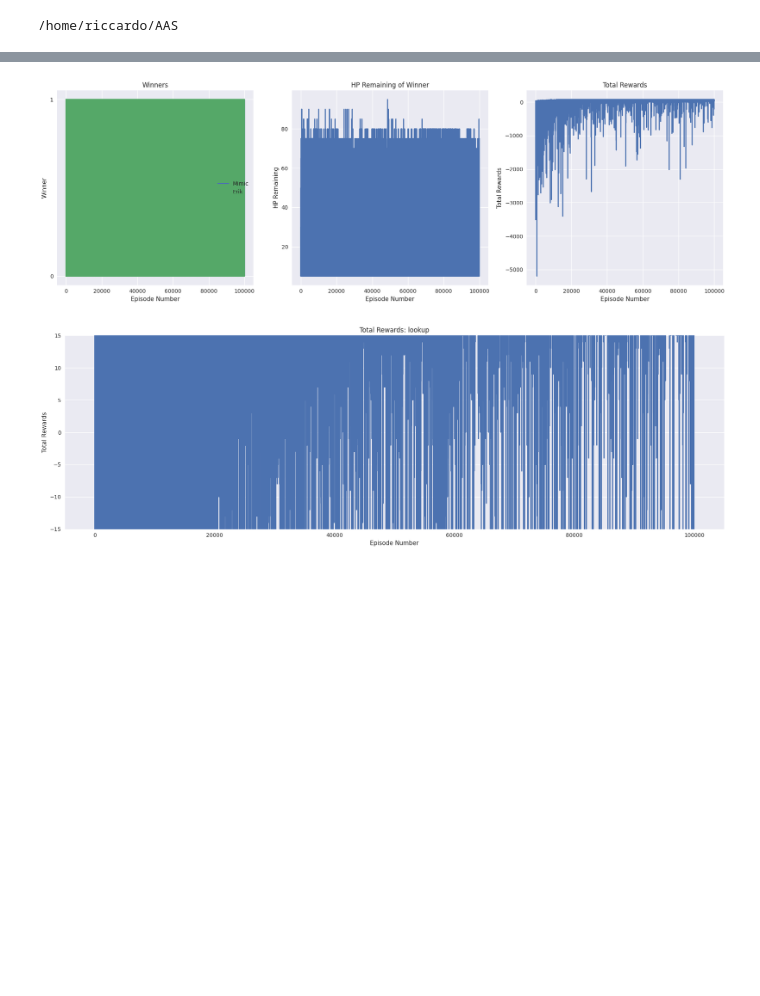
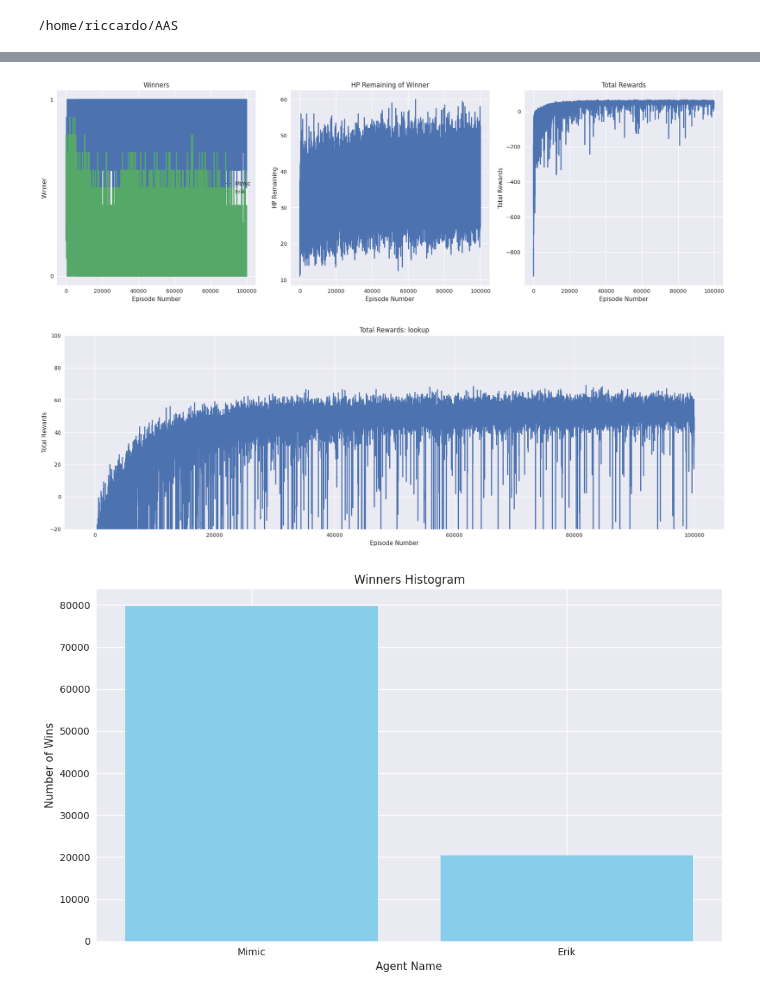
Before and after one commit to RiccardoEvangelisti/AAS, a Jupyter notebook: statistics/statistics.ipynb, the cells around one changed output, grey strips where cells are left out. Drawn from its saved outputs; the diff is of its cells as text; code cells hidden in the pictures; blank space fills up the shorter version.

```diff
--- a/statistics/statistics.ipynb
+++ b/statistics/statistics.ipynb
@@ -63,6 +63,15 @@ for episode_index, (episode_num, stats) in enumerate(loaded_stats.items()):
         for actionName in actions:
             actions_number[agentName][actionName][episode_index] = episode_actions[agentName][actionName]
 # %%
+import numpy as np
+import matplotlib.pyplot as plt
+
+
+# Funzione per il smoothing con moving average
+def smooth(data, window_size=10):
+    return np.convolve(data, np.ones(window_size) / window_size, mode="same")
+
+
 num_episodes = len(episode_numbers)
 
 # Grafico per le azioni
@@ -72,11 +81,12 @@ num_actions = len(action_names)
 # Configurazione della figura e dei subplot
 fig, axs = plt.subplots(nrows=(num_actions + 2) // 3, ncols=3, figsize=(15, (num_actions + 2) // 3 * 4))
 
-# Grafici per le azioni
+# Grafici per le azioni con smoothing
 for index, action_name in enumerate(action_names):
     ax = axs[index // 3, index % 3]
     for agent_name, action_counts in actions_number.items():
-        ax.plot(episode_numbers, action_counts[action_name], label=agent_name)
+        smoothed_counts = smooth(action_counts[action_name])
+        ax.plot(episode_numbers, smoothed_counts, label=agent_name)
     ax.set_title(f"{action_name}")
     ax.set_xlabel("Episode Number")
     ax.set_ylabel("Count")
@@ -91,12 +101,13 @@ for index in range(num_actions, len(axs.flatten())):
 plt.tight_layout()
 plt.show()
 
-# Prepare the subplots
+# Prepara i subplot per Winners, HP Remaining e Total Rewards
 fig, axs = plt.subplots(1, 3, figsize=(18, 6))
 
-# Plot for winners
+# Plot per winners con smoothing
 for agent_name in set(winners):
-    axs[0].plot(episode_numbers, [w == agent_name for w in winners], label=agent_name)
+    smoothed_winners = smooth([w == agent_name for w in winners])
+    axs[0].plot(episode_numbers, smoothed_winners, label=agent_name)
 axs[0].set_title("Winners")
 axs[0].set_xlabel("Episode Number")
 axs[0].set_ylabel("Winner")
@@ -104,16 +115,18 @@ axs[0].legend()
 axs[0].xaxis.get_major_locator().set_params(integer=True)
 axs[0].yaxis.get_major_locator().set_params(integer=True)
 
-# Plot for HP remaining winner
-axs[1].plot(episode_numbers, hp_remaining_winner, label="HP Remaining")
+# Plot per HP remaining del vincitore con smoothing
+smoothed_hp_remaining = smooth(hp_remaining_winner)
+axs[1].plot(episode_numbers, smoothed_hp_remaining, label="HP Remaining")
 axs[1].set_title("HP Remaining of Winner")
 axs[1].set_xlabel("Episode Number")
 axs[1].set_ylabel("HP Remaining")
 axs[1].xaxis.get_major_locator().set_params(integer=True)
 axs[1].yaxis.get_major_locator().set_params(integer=True)
 
-# Plot for total rewards
-axs[2].plot(episode_numbers, total_rewards, label="Total Rewards")
+# Plot per total rewards con smoothing
+smoothed_rewards = smooth(total_rewards)
+axs[2].plot(episode_numbers, smoothed_rewards, label="Total Rewards")
 axs[2].set_title("Total Rewards")
 axs[2].set_xlabel("Episode Number")
 axs[2].set_ylabel("Total Rewards")
@@ -123,9 +136,10 @@ axs[2].yaxis.get_major_locator().set_params(integer=True)
 plt.tight_layout()
 plt.show()
 
-# Plot for total rewards
+# Plot per total rewards: lookup con smoothing
 fig, axs = plt.subplots(figsize=(18, 6))
-axs.plot(episode_numbers, total_rewards, label="Total Rewards: lookup")
+smoothed_total_rewards = smooth(total_rewards)
+axs.plot(episode_numbers, smoothed_total_rewards, label="Total Rewards: lookup")
 axs.set_title("Total Rewards: lookup")
 axs.set_xlabel("Episode Number")
 axs.set_ylabel("Total Rewards")
@@ -135,4 +149,24 @@ axs.set_ylim(bottom=-20)
 # Adjust layout
 plt.tight_layout()
 plt.show()
+
+# Istogramma per i Winners
+fig, ax = plt.subplots(figsize=(10, 6))
+
+# Conta le vittorie per ogni agente
+winner_counts = {agent_name: winners.count(agent_name) for agent_name in set(winners)}
+agent_names = list(winner_counts.keys())
+win_counts = list(winner_counts.values())
+
+# Crea l'istogramma
+ax.bar(agent_names, win_counts, color="skyblue")
+
+# Aggiungi titolo e etichette
+ax.set_title("Winners Histogram")
+ax.set_xlabel("Agent Name")
+ax.set_ylabel("Number of Wins")
+
+# Mostra il grafico
+plt.tight_layout()
+plt.show()
 # %% [output]
@@ -140,2 +174,3 @@ plt.show()
-[figure, old version]
+[figure, new version]
-[figure, old version]
+[figure, new version]
+[figure, added]
```
Also changed, not shown: parts of 1 cell of this notebook.
